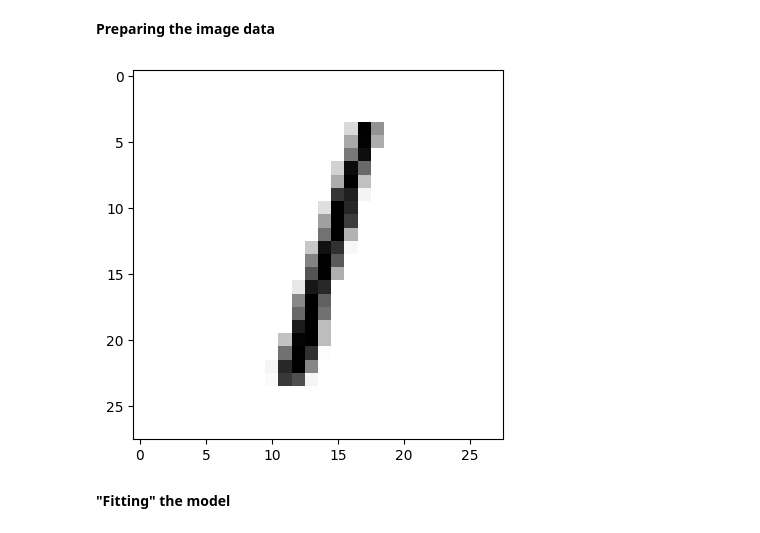
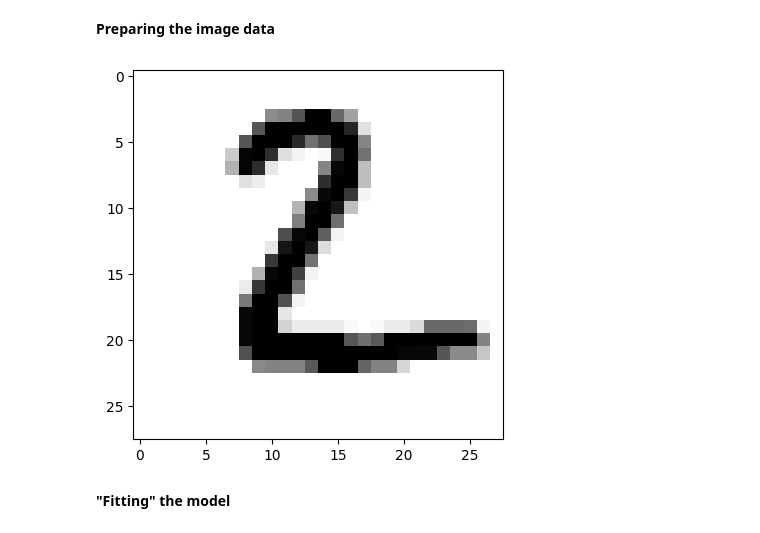
Before and after one commit to pamelon/DeepLearning-ALK, a Jupyter notebook: Classes/Class-1/code/keras-intro.ipynb, the cells around one changed output. Drawn from its saved outputs; the diff is of its cells as text; code cells hidden in the pictures.

```diff
--- a/Classes/Class-1/code/keras-intro.ipynb
+++ b/Classes/Class-1/code/keras-intro.ipynb
@@ -347,11 +349,11 @@ test_images = test_images.reshape((10000, 28 * 28))
 test_images = test_images.astype("float32") / 255
 # %%
 import matplotlib.pyplot as plt
-digit = test_images[2].reshape(28, 28)
+digit = test_images[1].reshape(28, 28)
 plt.imshow(digit, cmap=plt.cm.binary)
 plt.show()
 # %% [output]
-[figure, old version]
+[figure, new version]
 # %% [markdown]
 **"Fitting" the model**
 # %%
```
Also changed, not shown: parts of 10 cells of this notebook, 3 other files.
